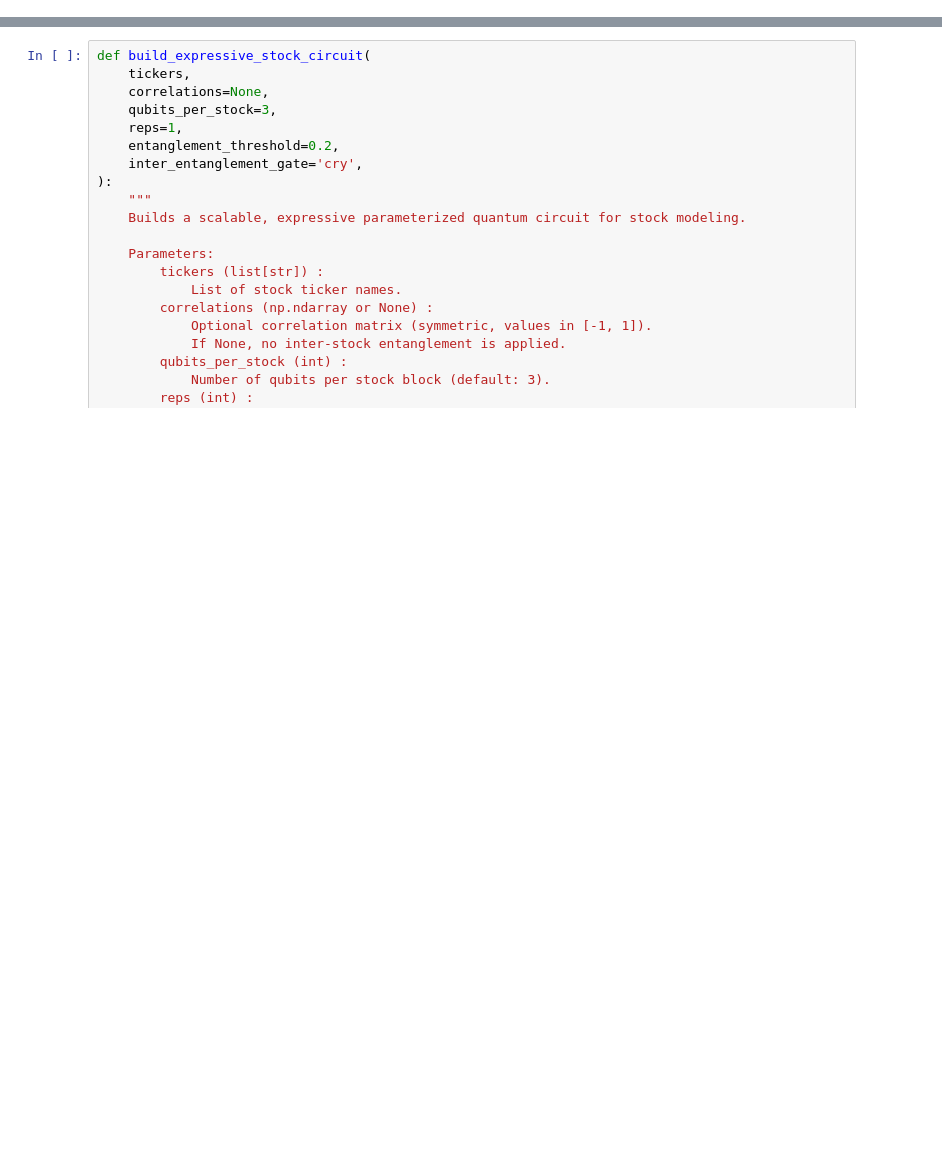
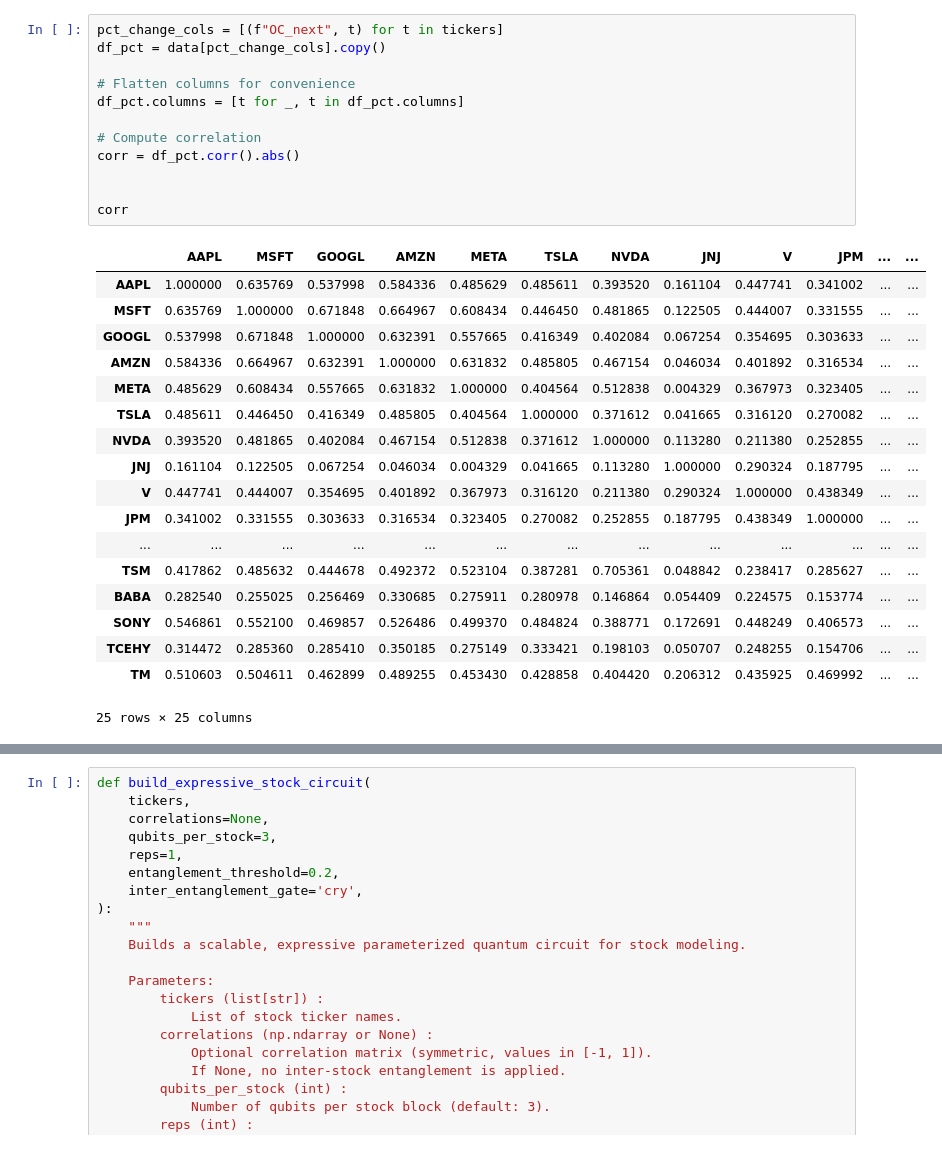
Before and after one commit to adam-milner1/Schro-horse, a Jupyter notebook: Second_ideas.ipynb, the cells around one changed output, grey strips where cells are left out. Saved outputs shown, nothing was run; the diff lists cells and outputs as text; blank space fills up the shorter version.

```diff
--- a/Second_ideas.ipynb
+++ b/Second_ideas.ipynb
@@ -28,0 +38,31 @@ dp.plot_tickers_pct_change_corr(data, tickers, title="Ticker % Change Correlatio
+# %%
+pct_change_cols = [(f"OC_next", t) for t in tickers]
+df_pct = data[pct_change_cols].copy()
+
+# Flatten columns for convenience
+df_pct.columns = [t for _, t in df_pct.columns]
+
+# Compute correlation
+corr = df_pct.corr().abs()
+
+
+corr
+# %% [output]
+|  | AAPL | MSFT | GOOGL | AMZN | META | TSLA | NVDA | JNJ | V | JPM | ... | ... |
+| AAPL | 1.000000 | 0.635769 | 0.537998 | 0.584336 | 0.485629 | 0.485611 | 0.393520 | 0.161104 | 0.447741 | 0.341002 | ... | ... |
+| MSFT | 0.635769 | 1.000000 | 0.671848 | 0.664967 | 0.608434 | 0.446450 | 0.481865 | 0.122505 | 0.444007 | 0.331555 | ... | ... |
+| GOOGL | 0.537998 | 0.671848 | 1.000000 | 0.632391 | 0.557665 | 0.416349 | 0.402084 | 0.067254 | 0.354695 | 0.303633 | ... | ... |
+| AMZN | 0.584336 | 0.664967 | 0.632391 | 1.000000 | 0.631832 | 0.485805 | 0.467154 | 0.046034 | 0.401892 | 0.316534 | ... | ... |
+| META | 0.485629 | 0.608434 | 0.557665 | 0.631832 | 1.000000 | 0.404564 | 0.512838 | 0.004329 | 0.367973 | 0.323405 | ... | ... |
+| TSLA | 0.485611 | 0.446450 | 0.416349 | 0.485805 | 0.404564 | 1.000000 | 0.371612 | 0.041665 | 0.316120 | 0.270082 | ... | ... |
+| NVDA | 0.393520 | 0.481865 | 0.402084 | 0.467154 | 0.512838 | 0.371612 | 1.000000 | 0.113280 | 0.211380 | 0.252855 | ... | ... |
+| JNJ | 0.161104 | 0.122505 | 0.067254 | 0.046034 | 0.004329 | 0.041665 | 0.113280 | 1.000000 | 0.290324 | 0.187795 | ... | ... |
+| V | 0.447741 | 0.444007 | 0.354695 | 0.401892 | 0.367973 | 0.316120 | 0.211380 | 0.290324 | 1.000000 | 0.438349 | ... | ... |
+| JPM | 0.341002 | 0.331555 | 0.303633 | 0.316534 | 0.323405 | 0.270082 | 0.252855 | 0.187795 | 0.438349 | 1.000000 | ... | ... |
+| ... | ... | ... | ... | ... | ... | ... | ... | ... | ... | ... | ... | ... |
+| TSM | 0.417862 | 0.485632 | 0.444678 | 0.492372 | 0.523104 | 0.387281 | 0.705361 | 0.048842 | 0.238417 | 0.285627 | ... | ... |
+| BABA | 0.282540 | 0.255025 | 0.256469 | 0.330685 | 0.275911 | 0.280978 | 0.146864 | 0.054409 | 0.224575 | 0.153774 | ... | ... |
+| SONY | 0.546861 | 0.552100 | 0.469857 | 0.526486 | 0.499370 | 0.484824 | 0.388771 | 0.172691 | 0.448249 | 0.406573 | ... | ... |
+| TCEHY | 0.314472 | 0.285360 | 0.285410 | 0.350185 | 0.275149 | 0.333421 | 0.198103 | 0.050707 | 0.248255 | 0.154706 | ... | ... |
+| TM | 0.510603 | 0.504611 | 0.462899 | 0.489255 | 0.453430 | 0.428858 | 0.404420 | 0.206312 | 0.435925 | 0.469992 | ... | ... |
+25 rows × 25 columns
```
Also changed, not shown: parts of 10 cells of this notebook, 2 other files.
